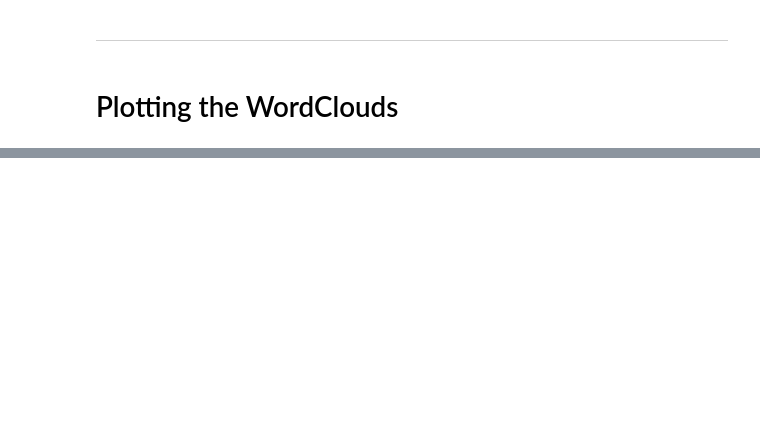
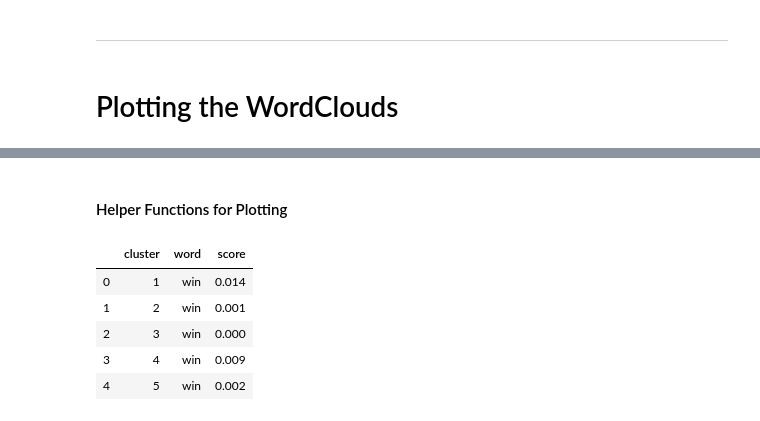
Before and after one commit to shanepeckham/NLP-1, a Jupyter notebook: Complementary_Courses/Document_Clustering/LDA.ipynb, the cells around one changed output, grey strips where cells are left out. Drawn from its saved outputs; the diff is of its cells as text; code cells hidden in the pictures; blank space fills up the shorter version.

```diff
--- a/Complementary_Courses/Document_Clustering/LDA.ipynb
+++ b/Complementary_Courses/Document_Clustering/LDA.ipynb
@@ -377,3 +396,0 @@ dict(ldaModel.show_topics(formatted=False))
-# %%
-for topic, scores in lda:
-    print(scores)
@@ -435,0 +404,2 @@ def define_subplots(n_cols,n_plots,figsize=None):
+# %% [markdown]
+#### Helper Functions for Plotting
@@ -436 +458,12 @@ def define_subplots(n_cols,n_plots,figsize=None):
+# %%
+data = pd.melt(scores.set_index('word').T.rename_axis('cluster').reset_index(),
+               id_vars=['cluster'], var_name='word', value_name='score')
+data.head()
+# %% [output]
+|  | cluster | word | score |
+| 0 | 1 | win | 0.014 |
+| 1 | 2 | win | 0.001 |
+| 2 | 3 | win | 0.000 |
+| 3 | 4 | win | 0.009 |
+| 4 | 5 | win | 0.002 |
 # %%
```
Also changed, not shown: parts of 42 cells of this notebook, 3 other files.
